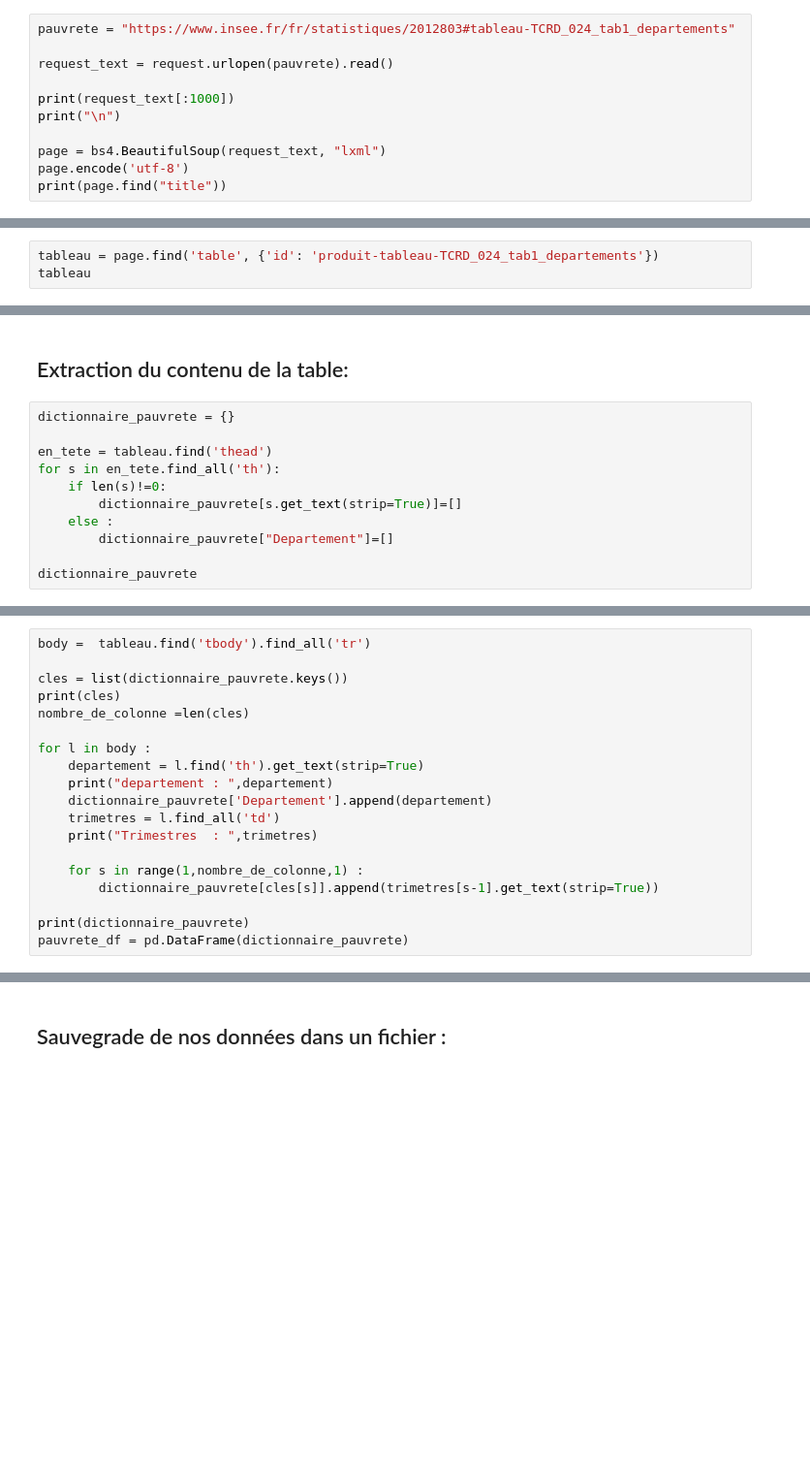
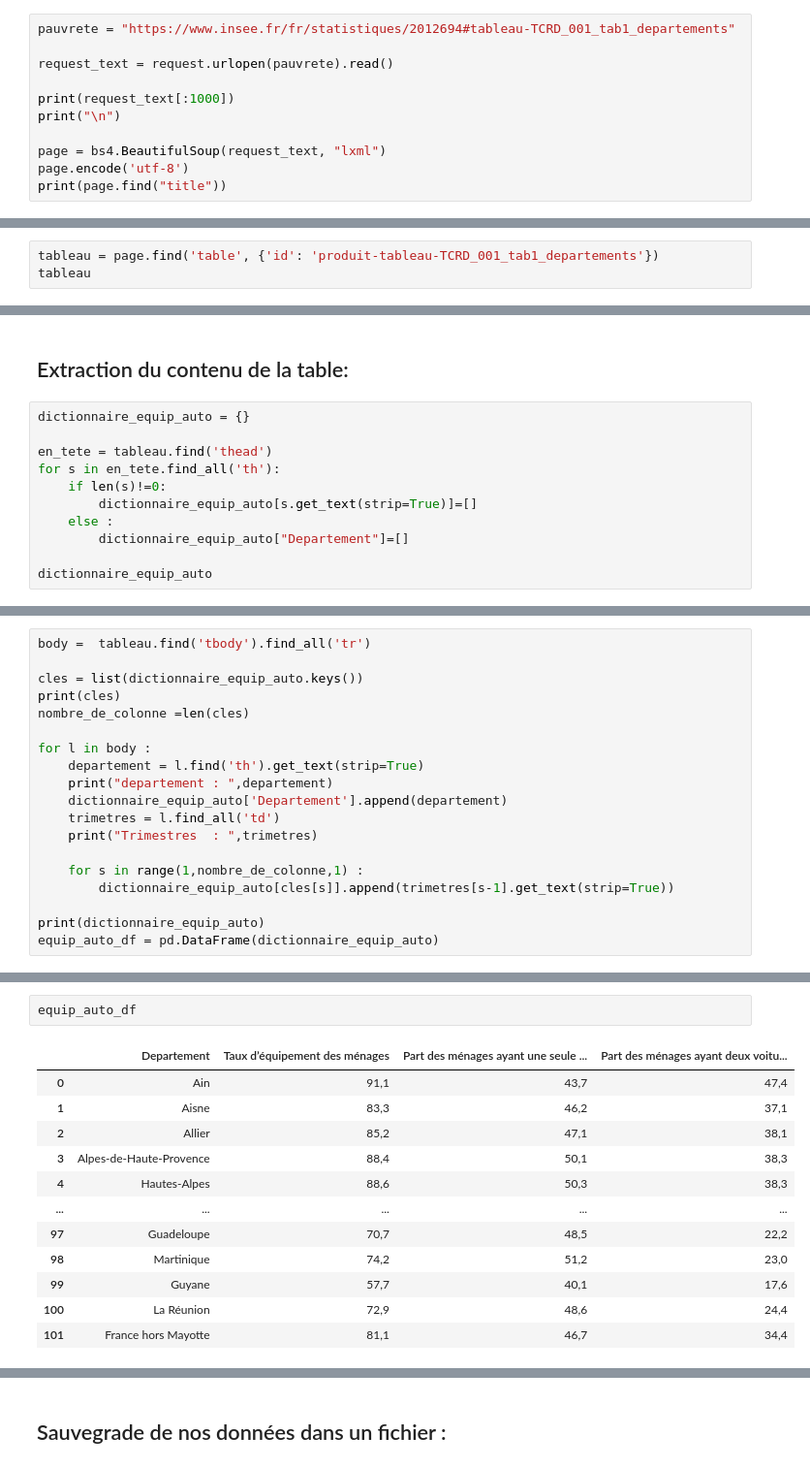
Before and after one commit to Racha1004/DALAS_projet, a Jupyter notebook: equipement_automobile_scrapper.ipynb, the cells around one changed output, grey strips where cells are left out. Shown: that part at 97% size. Drawn from its saved outputs; the diff is of its cells as text; blank space fills up the shorter version.

```diff
--- a/equipement_automobile_scrapper.ipynb
+++ b/equipement_automobile_scrapper.ipynb
@@ -8,7 +8,7 @@ from urllib import request
 # %% [markdown]
 ## Lecture de la page :
 # %%
-pauvrete = "https://www.insee.fr/fr/statistiques/2012803#tableau-TCRD_024_tab1_departements"
+pauvrete = "https://www.insee.fr/fr/statistiques/2012694#tableau-TCRD_001_tab1_departements"
 
 request_text = request.urlopen(pauvrete).read()
 
@@ -26,6 +26,6 @@ b'\r\n\r\n\r\n\r\n\r\n\r\n\n\n\n\n\n\n\n\n\n\n\n\n\n\n\n\n\n\n\n<!DOCTYPE html>\
 # %% [markdown]
 ## Trouver la table :
 # %%
-tableau = page.find('table', {'id': 'produit-tableau-TCRD_024_tab1_departements'})
+tableau = page.find('table', {'id': 'produit-tableau-TCRD_001_tab1_departements'})
 tableau
 # %% [output]
@@ -49,15 +49,15 @@ tableau
 # %% [markdown]
 ## Extraction du contenu de la table:
 # %%
-dictionnaire_pauvrete = {}
+dictionnaire_equip_auto = {}
 
 en_tete = tableau.find('thead')
 for s in en_tete.find_all('th'):
     if len(s)!=0:
-        dictionnaire_pauvrete[s.get_text(strip=True)]=[]
+        dictionnaire_equip_auto[s.get_text(strip=True)]=[]
     else :
-        dictionnaire_pauvrete["Departement"]=[]
+        dictionnaire_equip_auto["Departement"]=[]
 
-dictionnaire_pauvrete
+dictionnaire_equip_auto
 # %% [output]
 {'Departement': [],
@@ -71,20 +67,20 @@ dictionnaire_pauvrete
 # %%
 body =  tableau.find('tbody').find_all('tr')
 
-cles = list(dictionnaire_pauvrete.keys())
+cles = list(dictionnaire_equip_auto.keys())
 print(cles)
 nombre_de_colonne =len(cles)
 
 for l in body :
     departement = l.find('th').get_text(strip=True)
     print("departement : ",departement)
-    dictionnaire_pauvrete['Departement'].append(departement)
+    dictionnaire_equip_auto['Departement'].append(departement)
     trimetres = l.find_all('td')
     print("Trimestres  : ",trimetres)
 
     for s in range(1,nombre_de_colonne,1) :
-        dictionnaire_pauvrete[cles[s]].append(trimetres[s-1].get_text(strip=True))
+        dictionnaire_equip_auto[cles[s]].append(trimetres[s-1].get_text(strip=True))
 
-print(dictionnaire_pauvrete)
-pauvrete_df = pd.DataFrame(dictionnaire_pauvrete)
+print(dictionnaire_equip_auto)
+equip_auto_df = pd.DataFrame(dictionnaire_equip_auto)
 # %% [output]
@@ -123,0 +104,15 @@ pauvrete_df
+# %%
+equip_auto_df
+# %% [output]
+|  | Departement | Taux d’équipement des ménages | Part des ménages ayant une seule ... | Part des ménages ayant deux voitu... |
+| 0 | Ain | 91,1 | 43,7 | 47,4 |
+| 1 | Aisne | 83,3 | 46,2 | 37,1 |
+| 2 | Allier | 85,2 | 47,1 | 38,1 |
+| 3 | Alpes-de-Haute-Provence | 88,4 | 50,1 | 38,3 |
+| 4 | Hautes-Alpes | 88,6 | 50,3 | 38,3 |
+| ... | ... | ... | ... | ... |
+| 97 | Guadeloupe | 70,7 | 48,5 | 22,2 |
+| 98 | Martinique | 74,2 | 51,2 | 23,0 |
+| 99 | Guyane | 57,7 | 40,1 | 17,6 |
+| 100 | La Réunion | 72,9 | 48,6 | 24,4 |
+| 101 | France hors Mayotte | 81,1 | 46,7 | 34,4 |
```
Also changed, not shown: parts of 8 cells of this notebook, 4 other files.
